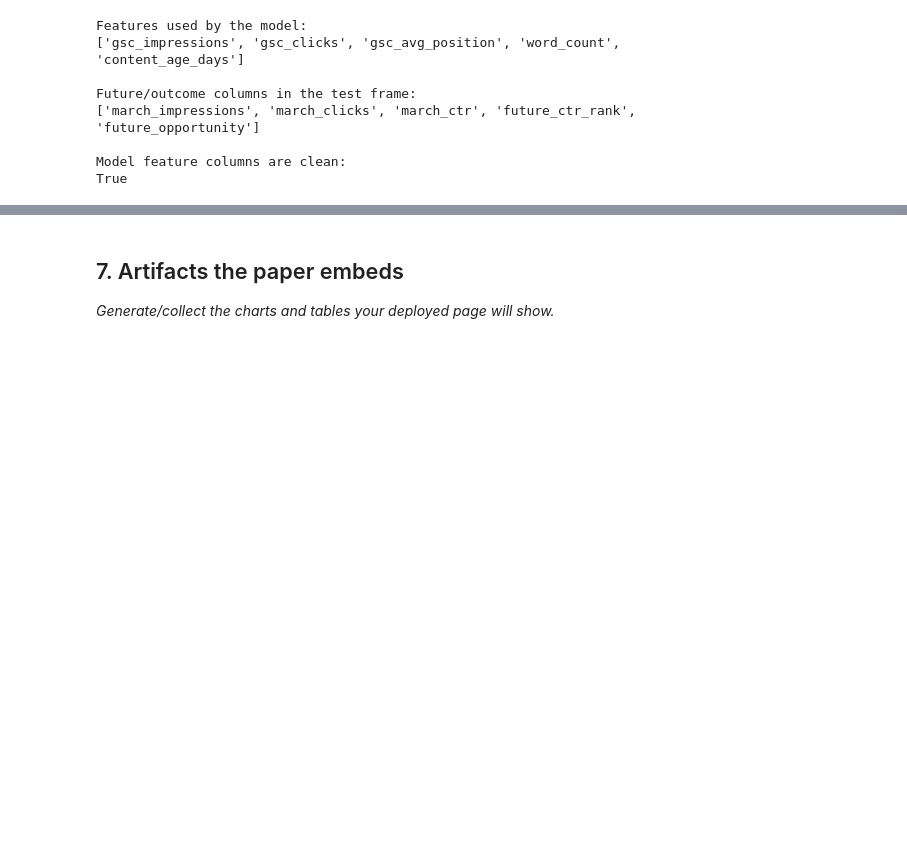
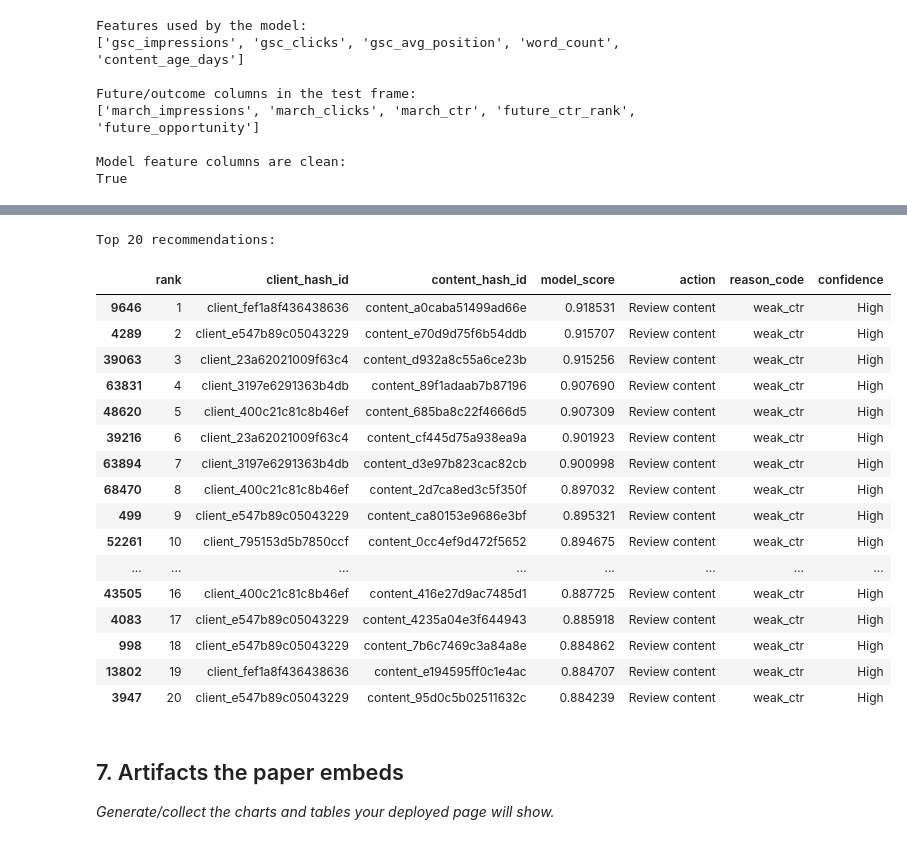
Before and after one commit to AliMahmoud67/FlyRank_Starter, a Jupyter notebook: work/notebooks/capstone.ipynb, the cells around one changed output, grey strips where cells are left out. Saved outputs shown, nothing was run; the diff lists cells and outputs as text; code cells hidden in the pictures; blank space fills up the shorter version.

```diff
--- a/work/notebooks/capstone.ipynb
+++ b/work/notebooks/capstone.ipynb
@@ -762,3 +780,81 @@ True
+# %%
+# Build the final ranked recommendation queue
+
+recommendations = (
+    test_model
+    .sort_values("model_score", ascending=False)
+    .copy()
+)
+
+# Rank from highest to lowest model score
+recommendations["rank"] = range(1, len(recommendations) + 1)
+
+# Editor-facing action
+recommendations["action"] = "Review content"
+
+# Supporting reason code
+recommendations["reason_code"] = np.select(
+    [
+        (recommendations["stale"]) & (recommendations["weak_ctr"]),
+        recommendations["stale"],
+        recommendations["weak_ctr"]
+    ],
+    [
+        "stale_and_weak_ctr",
+        "stale",
+        "weak_ctr"
+    ],
+    default="model_high_priority"
+)
+
+# Simple confidence label based on model score
+recommendations["confidence"] = np.select(
+    [
+        recommendations["model_score"] >= 0.80,
+        recommendations["model_score"] >= 0.60
+    ],
+    [
+        "High",
+        "Medium"
+    ],
+    default="Lower"
+)
+
+# Final recommendation columns
+recommendations = recommendations[
+    [
+        "rank",
+        "client_hash_id",
+        "content_hash_id",
+        "model_score",
+        "action",
+        "reason_code",
+        "confidence"
+    ]
+]
+
+print("Top 20 recommendations:")
+
+recommendations.head(20)
+# %% [output]
+Top 20 recommendations:
+|  | rank | client_hash_id | content_hash_id | model_score | action | reason_code | confidence |
+| 9646 | 1 | client_fef1a8f436438636 | content_a0caba51499ad66e | 0.918531 | Review content | weak_ctr | High |
+| 4289 | 2 | client_e547b89c05043229 | content_e70d9d75f6b54ddb | 0.915707 | Review content | weak_ctr | High |
+| 39063 | 3 | client_23a62021009f63c4 | content_d932a8c55a6ce23b | 0.915256 | Review content | weak_ctr | High |
+| 63831 | 4 | client_3197e6291363b4db | content_89f1adaab7b87196 | 0.907690 | Review content | weak_ctr | High |
+| 48620 | 5 | client_400c21c81c8b46ef | content_685ba8c22f4666d5 | 0.907309 | Review content | weak_ctr | High |
+| 39216 | 6 | client_23a62021009f63c4 | content_cf445d75a938ea9a | 0.901923 | Review content | weak_ctr | High |
+| 63894 | 7 | client_3197e6291363b4db | content_d3e97b823cac82cb | 0.900998 | Review content | weak_ctr | High |
+| 68470 | 8 | client_400c21c81c8b46ef | content_2d7ca8ed3c5f350f | 0.897032 | Review content | weak_ctr | High |
+| 499 | 9 | client_e547b89c05043229 | content_ca80153e9686e3bf | 0.895321 | Review content | weak_ctr | High |
+| 52261 | 10 | client_795153d5b7850ccf | content_0cc4ef9d472f5652 | 0.894675 | Review content | weak_ctr | High |
+| ... | ... | ... | ... | ... | ... | ... | ... |
+| 43505 | 16 | client_400c21c81c8b46ef | content_416e27d9ac7485d1 | 0.887725 | Review content | weak_ctr | High |
+| 4083 | 17 | client_e547b89c05043229 | content_4235a04e3f644943 | 0.885918 | Review content | weak_ctr | High |
+| 998 | 18 | client_e547b89c05043229 | content_7b6c7469c3a84a8e | 0.884862 | Review content | weak_ctr | High |
+| 13802 | 19 | client_fef1a8f436438636 | content_e194595ff0c1e4ac | 0.884707 | Review content | weak_ctr | High |
+| 3947 | 20 | client_e547b89c05043229 | content_95d0c5b02511632c | 0.884239 | Review content | weak_ctr | High |
 # %% [markdown]
 ## 7. Artifacts the paper embeds
 
```
Also changed, not shown: parts of 13 cells of this notebook.
